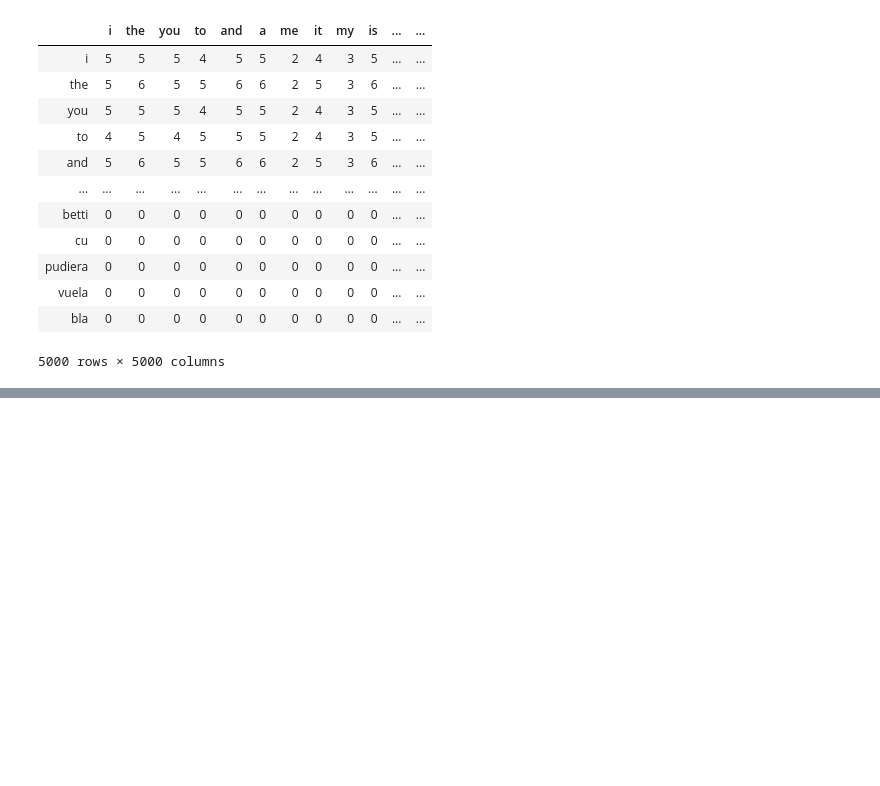
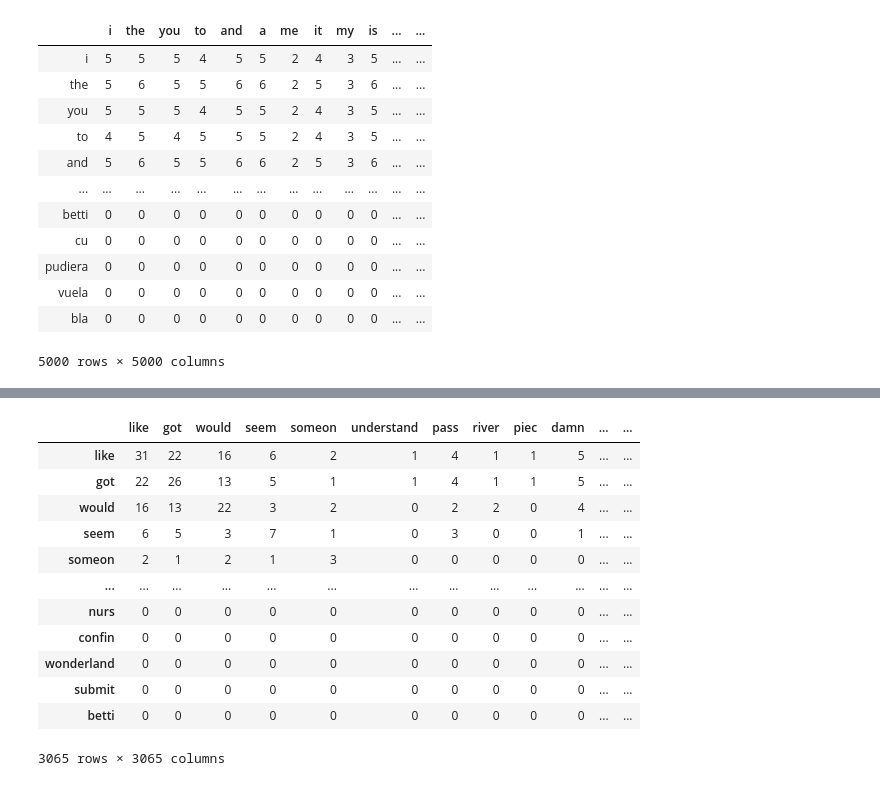
Before and after one commit to wang-xo/DataViz-KUL-2020, a Jupyter notebook: Gephi/Lars/Creating gephi matrix .ipynb, the cells around one changed output, grey strips where cells are left out. Saved outputs shown, nothing was run; the diff lists cells and outputs as text; code cells hidden in the pictures; blank space fills up the shorter version.

```diff
--- a/Gephi/Lars/Creating gephi matrix .ipynb
+++ b/Gephi/Lars/Creating gephi matrix .ipynb
@@ -99,0 +329,28 @@ matrix.to_csv('metal_martix.csv')
+# %%
+list90_20 = list90[1:50]
+# %%
+matrix3 = pd.DataFrame(data= 0, columns= wordlist2, index = wordlist2)
+# %%
+wordlist2 = df90['word'].unique()
+# %%
+for word in wordlist2:
+    for index1, row1 in enumerate(list90_20):
+        if word in row1[2]:
+            for songword in row1[2]:
+                matrix3.loc[word, songword] += 1
+# %%
+matrix3
+# %% [output]
+|  | like | got | would | seem | someon | understand | pass | river | piec | damn | ... | ... |
+| like | 31 | 22 | 16 | 6 | 2 | 1 | 4 | 1 | 1 | 5 | ... | ... |
+| got | 22 | 26 | 13 | 5 | 1 | 1 | 4 | 1 | 1 | 5 | ... | ... |
+| would | 16 | 13 | 22 | 3 | 2 | 0 | 2 | 2 | 0 | 4 | ... | ... |
+| seem | 6 | 5 | 3 | 7 | 1 | 0 | 3 | 0 | 0 | 1 | ... | ... |
+| someon | 2 | 1 | 2 | 1 | 3 | 0 | 0 | 0 | 0 | 0 | ... | ... |
+| ... | ... | ... | ... | ... | ... | ... | ... | ... | ... | ... | ... | ... |
+| nurs | 0 | 0 | 0 | 0 | 0 | 0 | 0 | 0 | 0 | 0 | ... | ... |
+| confin | 0 | 0 | 0 | 0 | 0 | 0 | 0 | 0 | 0 | 0 | ... | ... |
+| wonderland | 0 | 0 | 0 | 0 | 0 | 0 | 0 | 0 | 0 | 0 | ... | ... |
+| submit | 0 | 0 | 0 | 0 | 0 | 0 | 0 | 0 | 0 | 0 | ... | ... |
+| betti | 0 | 0 | 0 | 0 | 0 | 0 | 0 | 0 | 0 | 0 | ... | ... |
+3065 rows × 3065 columns
```
Also changed, not shown: parts of 26 cells of this notebook, 2 other files.
